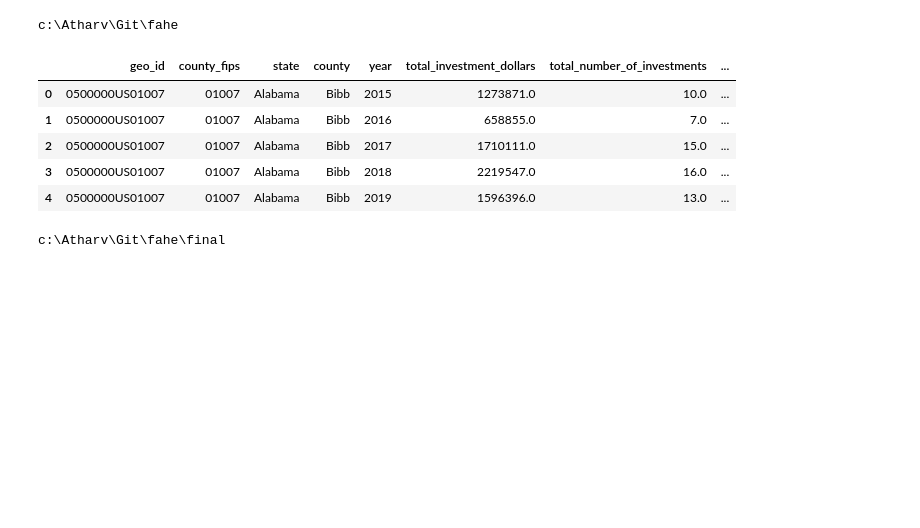
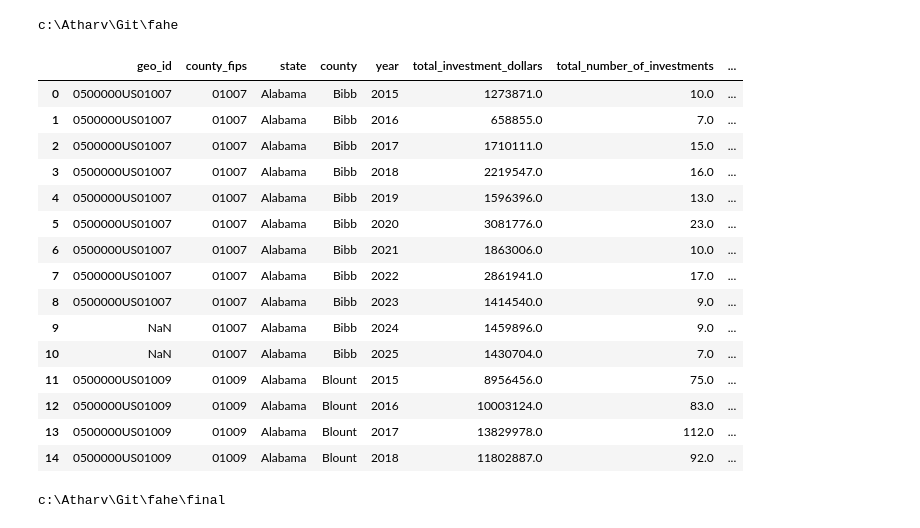
Before and after one commit to fulton-ring/fahe, a Jupyter notebook: main.ipynb, the cells around one changed output. Saved outputs shown, nothing was run; the diff lists cells and outputs as text; code cells hidden in the pictures; blank space fills up the shorter version.

```diff
--- a/main.ipynb
+++ b/main.ipynb
@@ -817,19 +887,19 @@ m3 = m2.merge(edu, on=KEYS, how="outer", validate="one_to_one", suffixes=("", "_
 # %%
-# Keep a single geo_id (prefer the unsuffixed one if present; otherwise coalesce)
-geo_cols = [c for c in m3.columns if c.startswith("geo_id")]
-if "geo_id" not in m3.columns and geo_cols:
-    g = m3[geo_cols[0]].copy()
-    for c in geo_cols[1:]:
-        g = g.combine_first(m3[c])
-    m3["geo_id"] = g
+# ---- 2) Outer merges to keep full timeline ----
+m = (inv.merge(pov, on=KEYS, how="outer", suffixes=("", "_pov"), validate="one_to_one")
+        .merge(inc, on=KEYS, how="outer", suffixes=("", "_inc"), validate="one_to_one")
+        .merge(edu, on=KEYS, how="outer", suffixes=("", "_edu"), validate="one_to_one"))
 # %%
-# Drop any extra geo_id_* columns
-m3 = m3.drop(columns=[c for c in m3.columns if c.startswith("geo_id_")])
+# ---- 3) Fix/keep a single geo_id ----
+m = coalesce_geo_id(m)
 # %%
-# Final column order: geo_id first
-first_cols = ["geo_id"] + KEYS
-other_cols = [c for c in m3.columns if c not in first_cols]
-final_data = m3[first_cols + other_cols]
+# ---- 4) Drop ghost rows with invalid/missing year (your “extra” in-between rows) ----
+m = m[m["year"].notna()]
+# %%
+# ---- 6) Nice column order & sort ----
+first_cols = (["geo_id"] if "geo_id" in m.columns else []) + KEYS
+other_cols = [c for c in m.columns if c not in first_cols]
+final_data = m.sort_values(KEYS)[first_cols + other_cols]
 # %%
 print(final_data.shape)
 print(final_data.head())
@@ -889,14 +959,24 @@ final_data = final_data.merge(
     how="left"
 )
 # %%
-final_data.head()
+final_data.head(15)
 # %% [output]
 |  | geo_id | county_fips | state | county | year | total_investment_dollars | total_number_of_investments | ... |
 | 0 | 0500000US01007 | 01007 | Alabama | Bibb | 2015 | 1273871.0 | 10.0 | ... |
 | 1 | 0500000US01007 | 01007 | Alabama | Bibb | 2016 | 658855.0 | 7.0 | ... |
 | 2 | 0500000US01007 | 01007 | Alabama | Bibb | 2017 | 1710111.0 | 15.0 | ... |
 | 3 | 0500000US01007 | 01007 | Alabama | Bibb | 2018 | 2219547.0 | 16.0 | ... |
 | 4 | 0500000US01007 | 01007 | Alabama | Bibb | 2019 | 1596396.0 | 13.0 | ... |
+| 5 | 0500000US01007 | 01007 | Alabama | Bibb | 2020 | 3081776.0 | 23.0 | ... |
+| 6 | 0500000US01007 | 01007 | Alabama | Bibb | 2021 | 1863006.0 | 10.0 | ... |
+| 7 | 0500000US01007 | 01007 | Alabama | Bibb | 2022 | 2861941.0 | 17.0 | ... |
+| 8 | 0500000US01007 | 01007 | Alabama | Bibb | 2023 | 1414540.0 | 9.0 | ... |
+| 9 | NaN | 01007 | Alabama | Bibb | 2024 | 1459896.0 | 9.0 | ... |
+| 10 | NaN | 01007 | Alabama | Bibb | 2025 | 1430704.0 | 7.0 | ... |
+| 11 | 0500000US01009 | 01009 | Alabama | Blount | 2015 | 8956456.0 | 75.0 | ... |
+| 12 | 0500000US01009 | 01009 | Alabama | Blount | 2016 | 10003124.0 | 83.0 | ... |
+| 13 | 0500000US01009 | 01009 | Alabama | Blount | 2017 | 13829978.0 | 112.0 | ... |
+| 14 | 0500000US01009 | 01009 | Alabama | Blount | 2018 | 11802887.0 | 92.0 | ... |
 # %%
 os.chdir(r"c:\Atharv\Git\fahe\final")
 print(os.getcwd())
```
Also changed, not shown: parts of 8 cells of this notebook, 1 other file.
